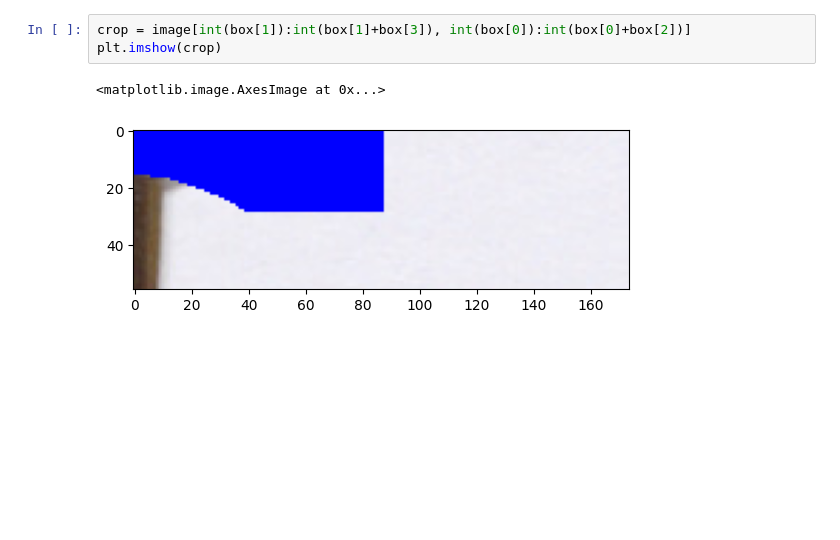
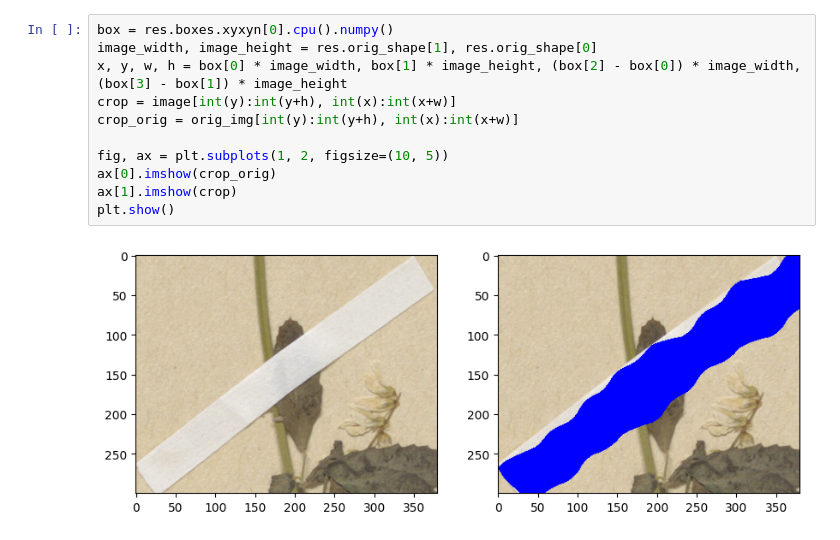
Before and after one commit to Floris-Buyse-FB/NTNU, a Jupyter notebook: notebooks/test_yolov8.ipynb, the cells around one changed output. Cells and saved outputs as stored; diff of their text form; blank space fills up the shorter version.

```diff
--- a/notebooks/test_yolov8.ipynb
+++ b/notebooks/test_yolov8.ipynb
@@ -48,6 +52,13 @@ array([     873.05,      2682.5,       174.6,      56.229], dtype=float32)
-# %%
-crop = image[int(box[1]):int(box[1]+box[3]), int(box[0]):int(box[0]+box[2])]
-plt.imshow(crop)
-# %% [output]
-<matplotlib.image.AxesImage at 0x...>
-[figure, removed]
+# %%
+box = res.boxes.xyxyn[0].cpu().numpy()
+image_width, image_height = res.orig_shape[1], res.orig_shape[0]
+x, y, w, h = box[0] * image_width, box[1] * image_height, (box[2] - box[0]) * image_width, (box[3] - box[1]) * image_height
+crop = image[int(y):int(y+h), int(x):int(x+w)]
+crop_orig = orig_img[int(y):int(y+h), int(x):int(x+w)]
+
+fig, ax = plt.subplots(1, 2, figsize=(10, 5))
+ax[0].imshow(crop_orig)
+ax[1].imshow(crop)
+plt.show()
+# %% [output]
+[figure, added]
```
Also changed, not shown: parts of 3 cells of this notebook, 8 other files.
